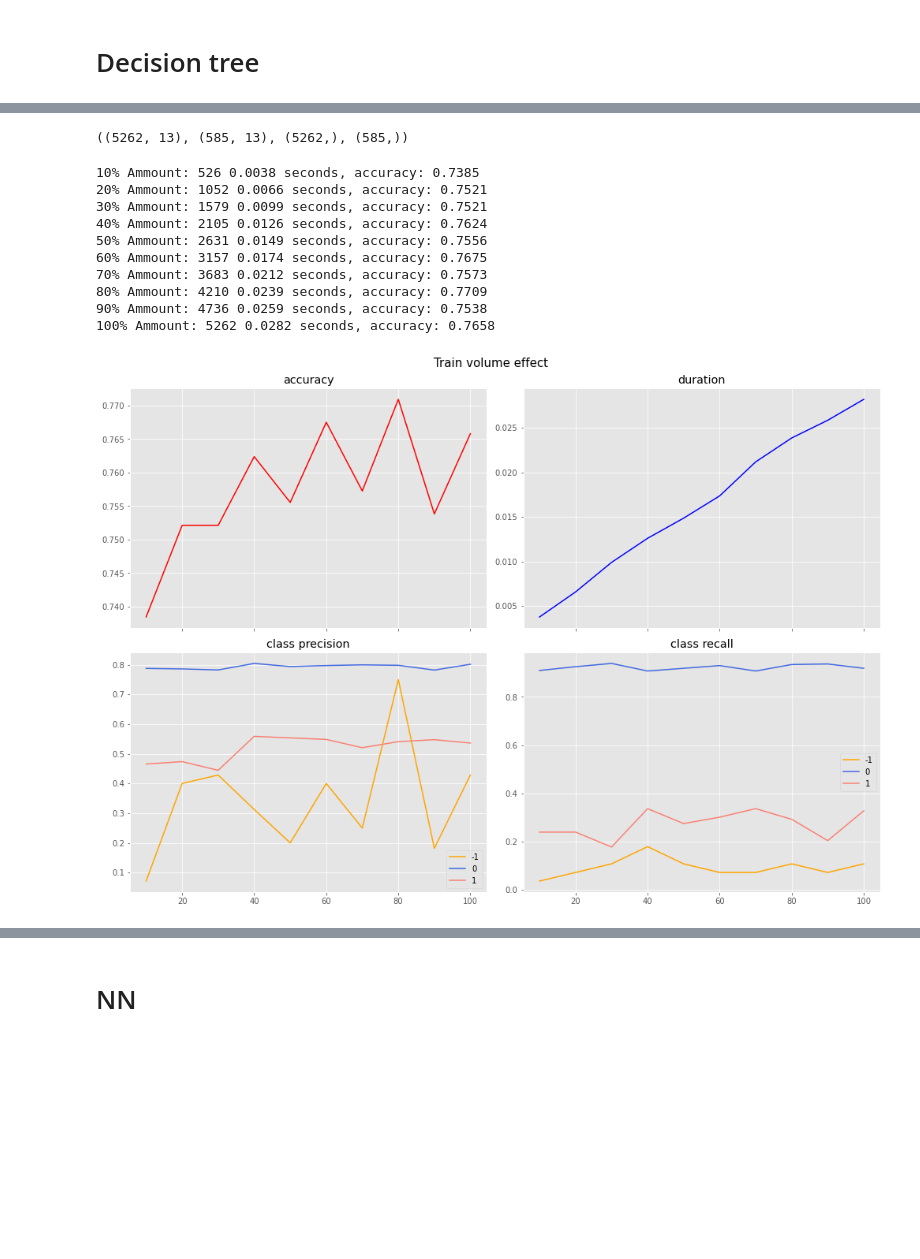
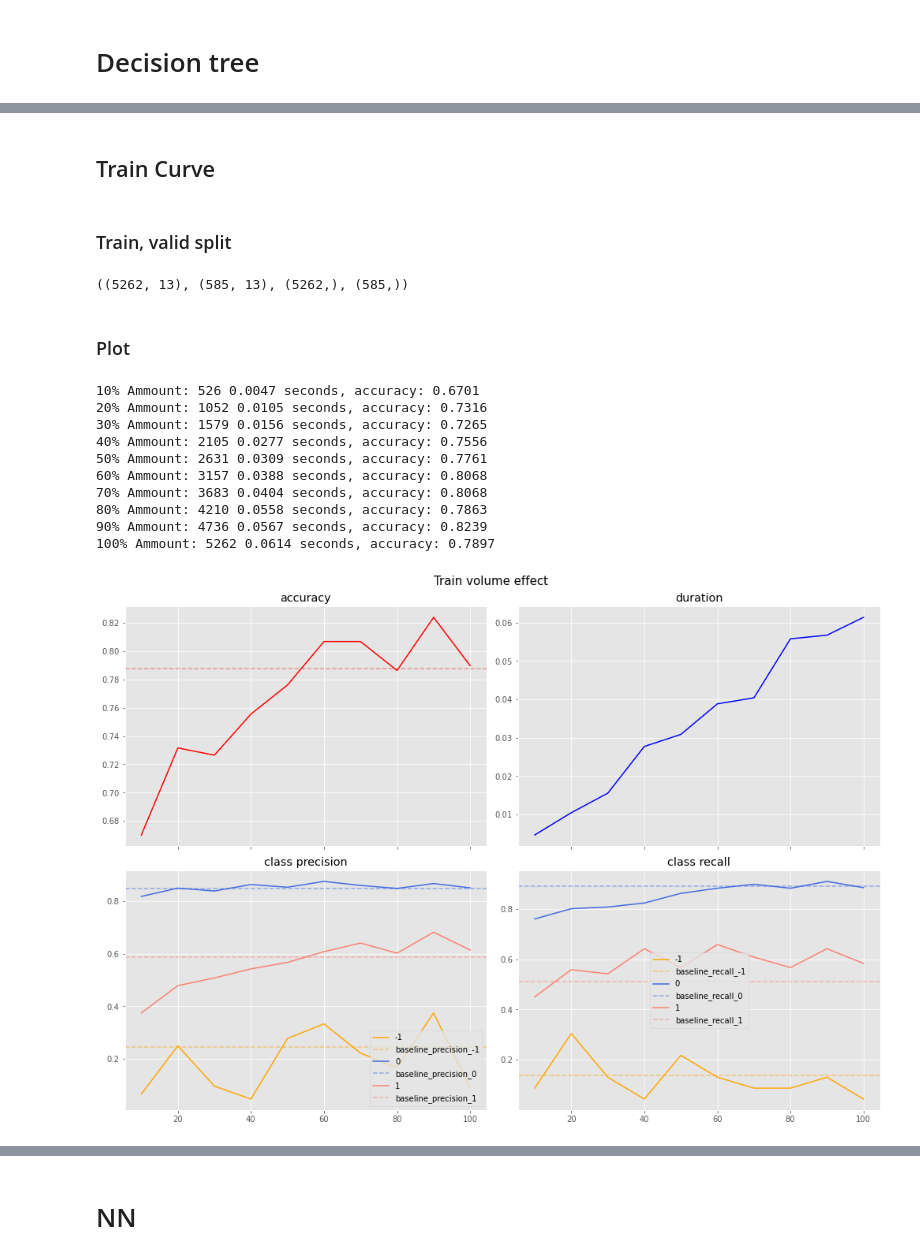
Before and after one commit to kolomietsdv/7641ML, a Jupyter notebook: Project_1/SL-Wine.ipynb, the cells around one changed output, grey strips where cells are left out. Drawn from its saved outputs; the diff is of its cells as text; code cells hidden in the pictures; blank space fills up the shorter version.

```diff
--- a/Project_1/SL-Wine.ipynb
+++ b/Project_1/SL-Wine.ipynb
@@ -299,7 +258,7 @@ Data columns (total 14 columns):
 dtypes: float64(11), int64(2), object(1)
 memory usage: 761.4+ KB
 # %%
-X, y, trained_ohes = encode_input_data(
+X, y, trained_ohes = cf.encode_input_data(
     df.rename(columns={'quality_class': 'y'}).drop(columns=['quality'])
 )
 # %%
@@ -348,0 +313,6 @@ from sklearn.tree import DecisionTreeClassifier
+# %%
+md_metrics = \
+    cf.brute_force_parameters(par_name='max_depth',
+                              par_values=range(2, 50, 2),
+                              estimator_kwargs={'random_state': 13},
+                              x_train=train_X, y_train=train_y)
@@ -348,0 +343,2 @@ from sklearn.tree import DecisionTreeClassifier
+# %%
+new_baselines = cf.extract_baselines(md_metrics[12])
@@ -349,3 +393,7 @@ from sklearn.tree import DecisionTreeClassifier
+# %% [markdown]
+## Train Curve
+# %% [markdown]
+### Train, valid  split
 # %%
 flex_train_X, valid_X, flex_train_y, valid_y = train_test_split(train_X, train_y, train_size=0.9)
 # %%
@@ -357,15 +403,15 @@ flex_train_X.shape, valid_X.shape, flex_train_y.shape, valid_y.shape
+# %% [markdown]
+### Plot
 # %%
 np.random.seed(13)
 metrics_dict = {}
 
-dt_clf = DecisionTreeClassifier(max_depth=6, random_state=13, criterion='entropy')
+dt_clf = DecisionTreeClassifier(max_depth=12, random_state=13, criterion='gini')
 
 for i in range(10, 110, 10):
     random_index = np.random.choice(flex_train_X.shape[0],
                                     replace=False,
                                     size=min(flex_train_X.shape[0], round(flex_train_X.shape[0] * i/100)))
-
-
 
     _, duration = cf.time_it(dt_clf.fit, flex_train_X[random_index], flex_train_y[random_index])
     preds = dt_clf.predict(valid_X)
@@ -382,7 +428,6 @@ for i in range(10, 110, 10):
                 np.where(valid_y == cl, 1, 0), np.where(preds == cl, 1, 0)
             )
         )
-
     cl_recall = []
 
     for cl in sorted(np.unique(valid_y)):
@@ -397,49 +442,58 @@ for i in range(10, 110, 10):
     metrics.append(cl_precision)
     metrics.append(cl_recall)
 
-
     metrics_dict[i] = metrics
     print(f"{i}% Ammount: {random_index.shape[0]} {duration:.4f} seconds, accuracy: {metrics[0]:.4f}")
 # %% [output]
-10% Ammount: 526 0.0038 seconds, accuracy: 0.7385
-20% Ammount: 1052 0.0066 seconds, accuracy: 0.7521
-30% Ammount: 1579 0.0099 seconds, accuracy: 0.7521
-40% Ammount: 2105 0.0126 seconds, accuracy: 0.7624
-50% Ammount: 2631 0.0149 seconds, accuracy: 0.7556
-60% Ammount: 3157 0.0174 seconds, accuracy: 0.7675
-70% Ammount: 3683 0.0212 seconds, accuracy: 0.7573
-80% Ammount: 4210 0.0239 seconds, accuracy: 0.7709
-90% Ammount: 4736 0.0259 seconds, accuracy: 0.7538
-100% Ammount: 5262 0.0282 seconds, accuracy: 0.7658
+10% Ammount: 526 0.0047 seconds, accuracy: 0.6701
+20% Ammount: 1052 0.0105 seconds, accuracy: 0.7316
+30% Ammount: 1579 0.0156 seconds, accuracy: 0.7265
+40% Ammount: 2105 0.0277 seconds, accuracy: 0.7556
+50% Ammount: 2631 0.0309 seconds, accuracy: 0.7761
+60% Ammount: 3157 0.0388 seconds, accuracy: 0.8068
+70% Ammount: 3683 0.0404 seconds, accuracy: 0.8068
+80% Ammount: 4210 0.0558 seconds, accuracy: 0.7863
+90% Ammount: 4736 0.0567 seconds, accuracy: 0.8239
+100% Ammount: 5262 0.0614 seconds, accuracy: 0.7897
 # %%
 perc = sorted(metrics_dict.keys())
 fig, axes = plt.subplots(2, 2, sharex=True)
 fig.set_size_inches(14, 10)
 
 axes[0][0].plot(perc,
              [metrics_dict[x][0] for x in perc], color='red')
 axes[0][0].set_title('accuracy')
+axes[0][0].axhline(new_baselines['accuracy'], linestyle='--', alpha=0.5)
 
 axes[0][1].plot(perc,
             [metrics_dict[x][1] for x in perc], color='blue')
 axes[0][1].set_title('duration')
+
 
 colors = ['orange', 'royalblue', 'salmon']
 class_names = ['-1', '0', '1']
 for i in range(3):
     axes[1][0].plot(perc,
                 [metrics_dict[x][2][i] for x in perc],
                  color=colors[i], label=class_names[i])
+    axes[1][0].axhline(new_baselines[f'precision_{class_names[i]}'], color=colors[i],
+                                   alpha=0.5, label=f'baseline_precision_{class_names[i]}',
+                                   linestyle='--')
+
 axes[1][0].legend()
 axes[1][0].set_title('class precision')
 
 for i in range(3):
     axes[1][1].plot(perc,
                 [metrics_dict[x][3][i] for x in perc],
                  color=colors[i], label=class_names[i])
+    axes[1][1].axhline(new_baselines[f'recall_{class_names[i]}'], color=colors[i],
+                                   alpha=0.5, label=f'baseline_recall_{class_names[i]}',
+                                   linestyle='--')
+
 axes[1][1].legend()
 axes[1][1].set_title('class recall')
 fig.suptitle('Train volume effect', fontsize=15)
 plt.tight_layout();
 # %% [output]
-[figure, old version]
+[figure, new version]
```
Also changed, not shown: parts of 98 cells of this notebook, 1 other file.
